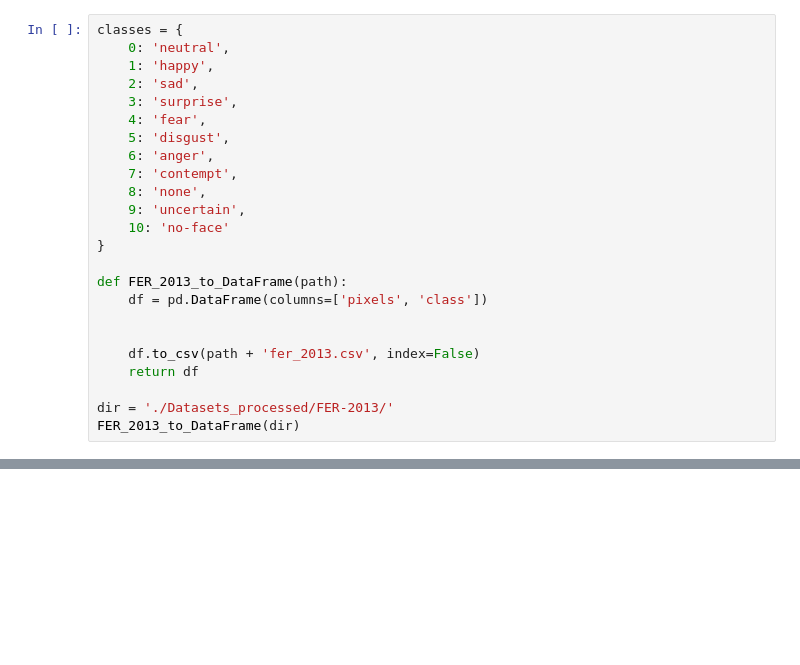
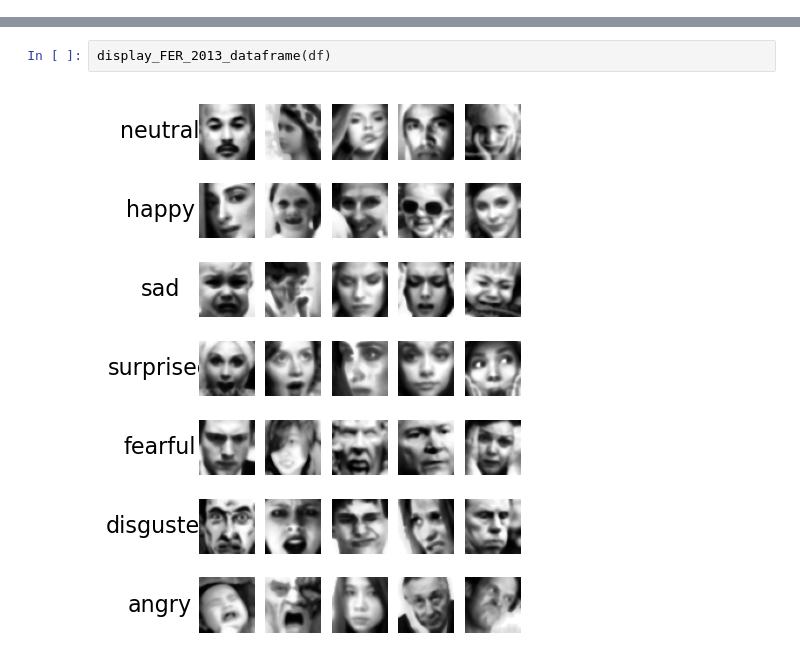
Before and after one commit to guilhermesdc/ReconhecimentoCNN, a Jupyter notebook: emocoes.ipynb, the cells around one changed output, grey strips where cells are left out. Cells and saved outputs as stored; diff of their text form; blank space fills up the shorter version.

```diff
--- a/emocoes.ipynb
+++ b/emocoes.ipynb
@@ -5,24 +7,0 @@ import pandas as pd
-# %%
-classes = {
-    0: 'neutral',
-    1: 'happy',
-    2: 'sad',
-    3: 'surprise',
-    4: 'fear',
-    5: 'disgust',
-    6: 'anger',
-    7: 'contempt',
-    8: 'none',
-    9: 'uncertain',
-    10: 'no-face'
-}
-
-def FER_2013_to_DataFrame(path):
-    df = pd.DataFrame(columns=['pixels', 'class'])
-
-
-    df.to_csv(path + 'fer_2013.csv', index=False)
-    return df
-
-dir = './Datasets_processed/FER-2013/'
-FER_2013_to_DataFrame(dir)
@@ -30,0 +72,4 @@ FER_2013_to_DataFrame(dir)
+# %%
+display_FER_2013_dataframe(df)
+# %% [output]
+[figure, added]
```
Also changed, not shown: parts of 3 cells of this notebook.
